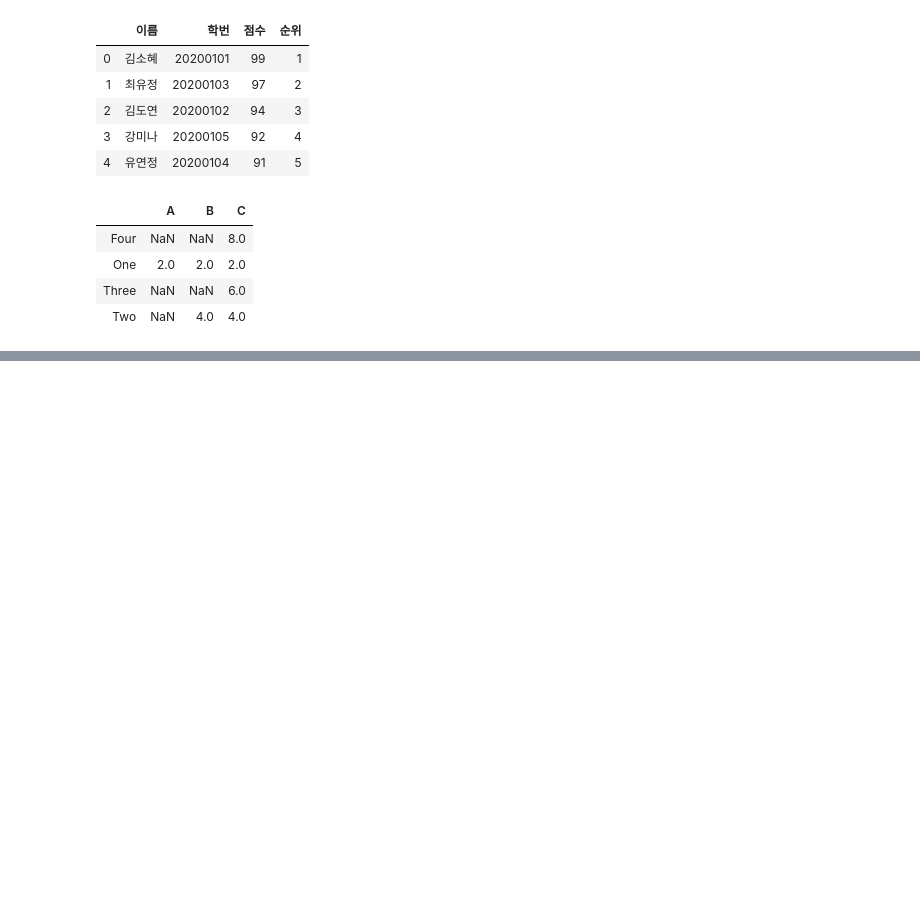
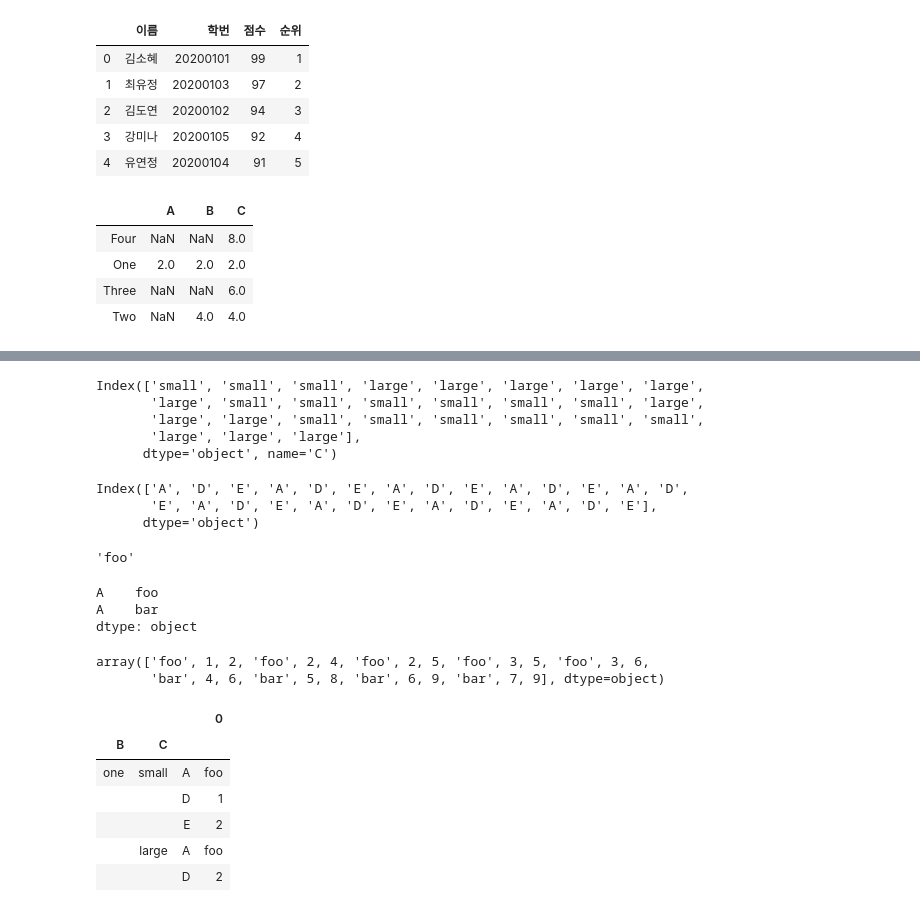
Before and after one commit to galaxy1014/ML_module_summary, a Jupyter notebook: Pandas/Chapter5_Reconstruction/Chapter5.ipynb, the cells around one changed output, grey strips where cells are left out. Cells and saved outputs as stored; diff of their text form; code cells hidden in the pictures; blank space fills up the shorter version.

```diff
--- a/Pandas/Chapter5_Reconstruction/Chapter5.ipynb
+++ b/Pandas/Chapter5_Reconstruction/Chapter5.ipynb
@@ -277,0 +408,2 @@ df
+# %%
+result = df2.set_index(['B','C'])
@@ -277,0 +417,2 @@ df
+# %%
+result = result.stack()
@@ -277,0 +463,40 @@ df
+# %%
+result.index.get_level_values(1)
+# %% [output]
+Index(['small', 'small', 'small', 'large', 'large', 'large', 'large', 'large',
+       'large', 'small', 'small', 'small', 'small', 'small', 'small', 'large',
+       'large', 'large', 'small', 'small', 'small', 'small', 'small', 'small',
+       'large', 'large', 'large'],
+      dtype='object', name='C')
+# %%
+result.index.get_level_values(2)
+# %% [output]
+Index(['A', 'D', 'E', 'A', 'D', 'E', 'A', 'D', 'E', 'A', 'D', 'E', 'A', 'D',
+       'E', 'A', 'D', 'E', 'A', 'D', 'E', 'A', 'D', 'E', 'A', 'D', 'E'],
+      dtype='object')
+# %%
+result[0]
+# %% [output]
+'foo'
+# %%
+result.loc['one']['small']['A']
+# %% [output]
+A    foo
+A    bar
+dtype: object
+# %%
+result.values
+# %% [output]
+array(['foo', 1, 2, 'foo', 2, 4, 'foo', 2, 5, 'foo', 3, 5, 'foo', 3, 6,
+       'bar', 4, 6, 'bar', 5, 8, 'bar', 6, 9, 'bar', 7, 9], dtype=object)
+# %%
+r_df = result.to_frame()
+r_df.head()
+# %% [output]
+|  |  |  | 0 |
+| B | C |  |  |
+| one | small | A | foo |
+|  |  | D | 1 |
+|  |  | E | 2 |
+|  | large | A | foo |
+|  |  | D | 2 |
```
Also changed, not shown: parts of 24 cells of this notebook, 2 other files.
